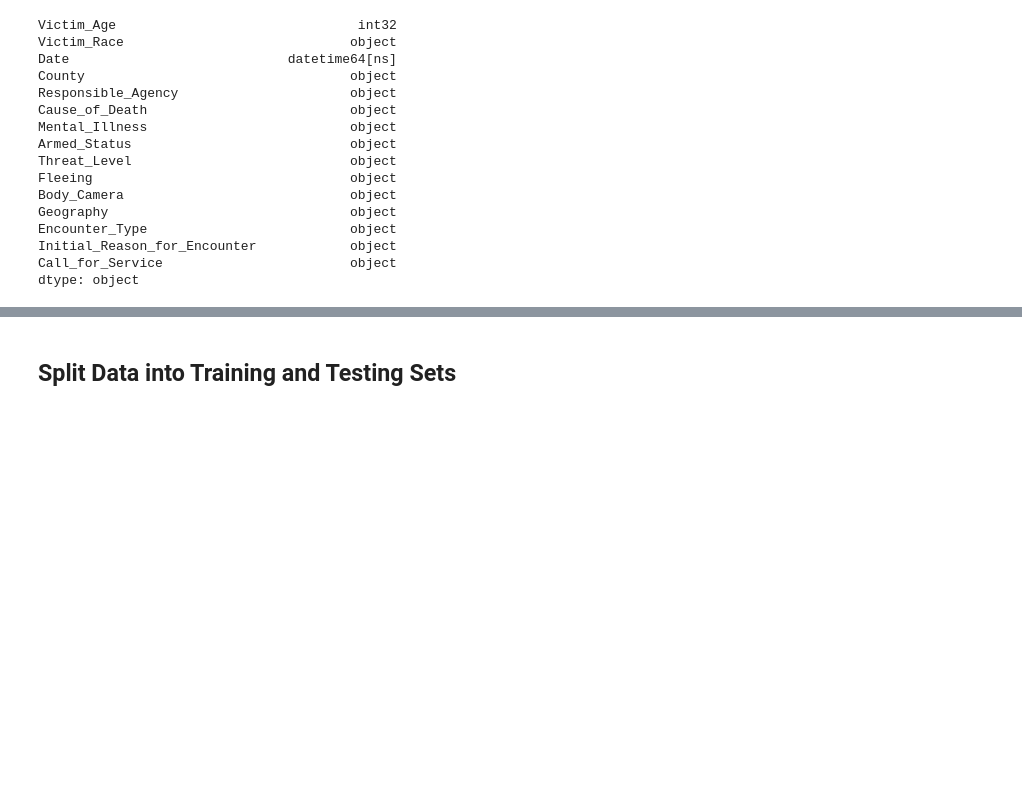
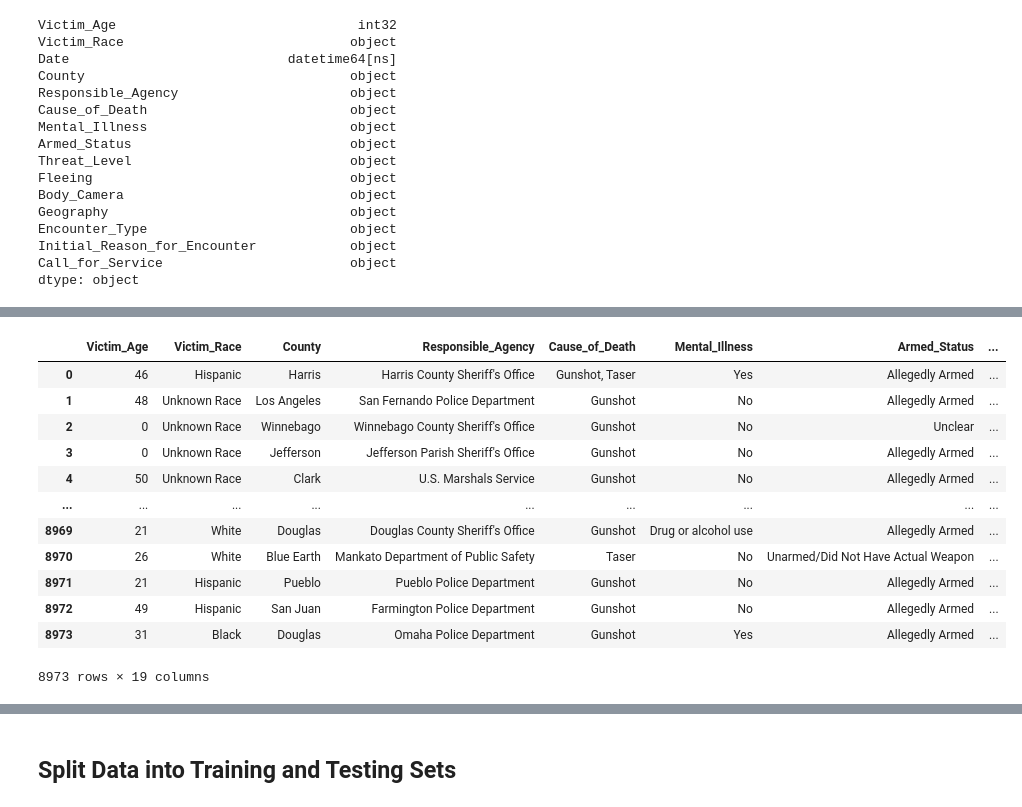
Before and after one commit to TamaraGR/Police_Violence_Analysis, a Jupyter notebook: Police_Violence.ipynb, the cells around one changed output, grey strips where cells are left out. Drawn from its saved outputs; the diff is of its cells as text; code cells hidden in the pictures; blank space fills up the shorter version.

```diff
--- a/Police_Violence.ipynb
+++ b/Police_Violence.ipynb
@@ -37,6 +111,6 @@ from imblearn.over_sampling import RandomOverSampler
 # %%
 # Load the data
-file_path = 'Resources/2013-2020_Police_Killings_Revised.xlsx'
+file_path = '2013-2020_Police_Killings_Revised.xlsx'
 killings_df = pd.read_excel(file_path)
 killings_df
 # %% [output]
@@ -249,0 +326,3 @@ killings_encoded.head()
+# %%
+# Drop the date
+killings_df = killings_df.drop(['Date'], axis = 1)
@@ -249,0 +343,17 @@ killings_encoded.head()
+# %%
+killings_df = killings_df[killings_df['Victim_Race'] !="Hispanic "]
+killings_df
+# %% [output]
+|  | Victim_Age | Victim_Race | County | Responsible_Agency | Cause_of_Death | Mental_Illness | Armed_Status | ... |
+| 0 | 46 | Hispanic | Harris | Harris County Sheriff's Office | Gunshot, Taser | Yes | Allegedly Armed | ... |
+| 1 | 48 | Unknown Race | Los Angeles | San Fernando Police Department | Gunshot | No | Allegedly Armed | ... |
+| 2 | 0 | Unknown Race | Winnebago | Winnebago County Sheriff's Office | Gunshot | No | Unclear | ... |
+| 3 | 0 | Unknown Race | Jefferson | Jefferson Parish Sheriff's Office | Gunshot | No | Allegedly Armed | ... |
+| 4 | 50 | Unknown Race | Clark | U.S. Marshals Service | Gunshot | No | Allegedly Armed | ... |
+| ... | ... | ... | ... | ... | ... | ... | ... | ... |
+| 8969 | 21 | White | Douglas | Douglas County Sheriff's Office | Gunshot | Drug or alcohol use | Allegedly Armed | ... |
+| 8970 | 26 | White | Blue Earth | Mankato Department of Public Safety | Taser | No | Unarmed/Did Not Have Actual Weapon | ... |
+| 8971 | 21 | Hispanic | Pueblo | Pueblo Police Department | Gunshot | No | Allegedly Armed | ... |
+| 8972 | 49 | Hispanic | San Juan | Farmington Police Department | Gunshot | No | Allegedly Armed | ... |
+| 8973 | 31 | Black | Douglas | Omaha Police Department | Gunshot | Yes | Allegedly Armed | ... |
+8973 rows × 19 columns
```
Also changed, not shown: parts of 31 cells of this notebook, 1 other file.
